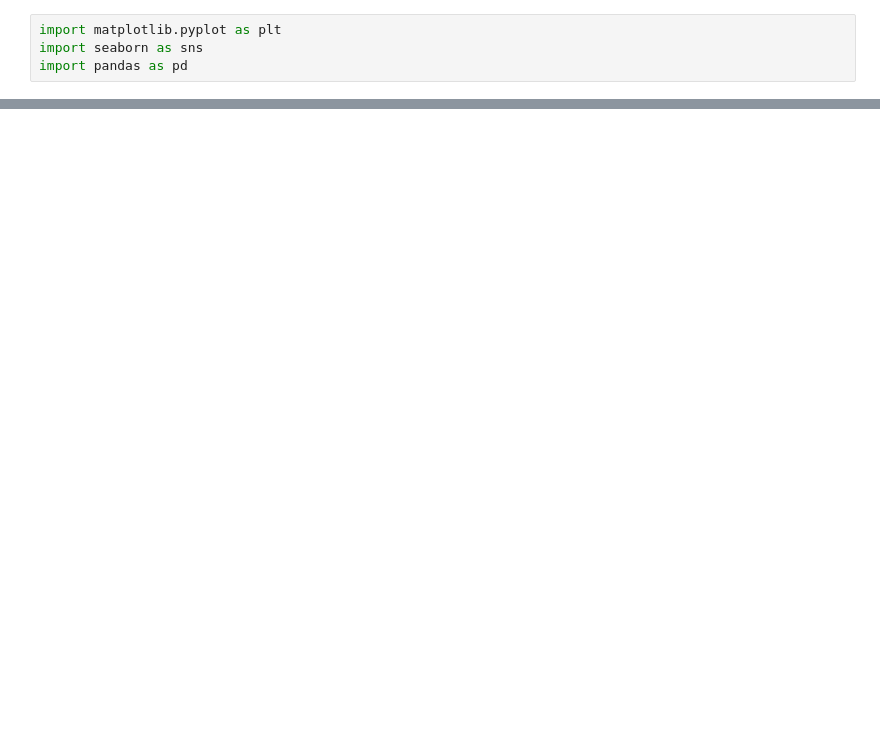
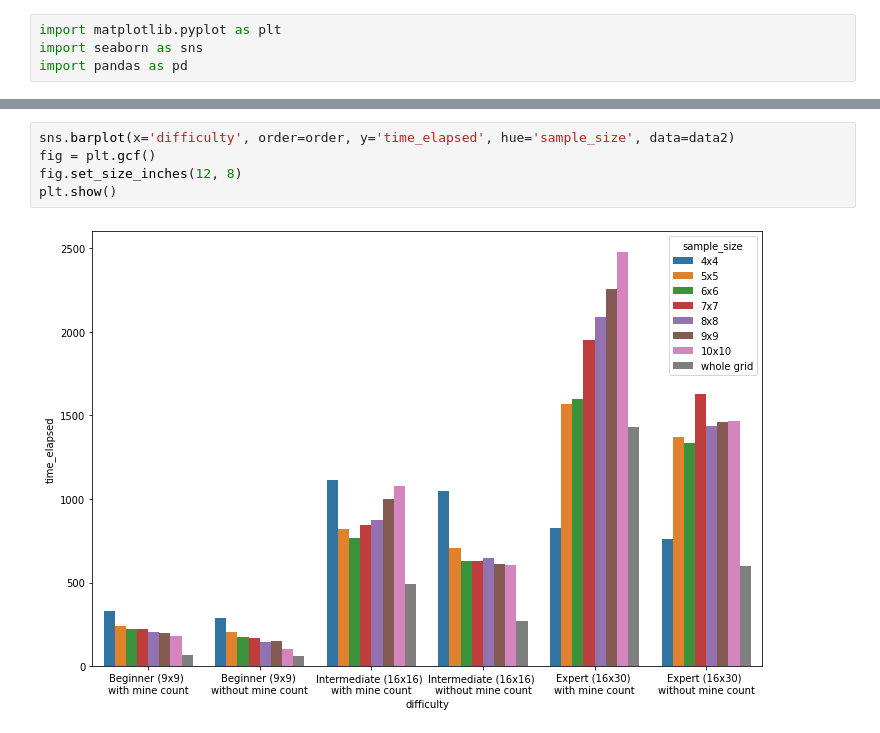
Before and after one commit to KostasKv/Minesweeper-with-AI, a Jupyter notebook: data/Untitled.ipynb, the cells around one changed output, grey strips where cells are left out. Drawn from its saved outputs; the diff is of its cells as text; blank space fills up the shorter version.

```diff
--- a/data/Untitled.ipynb
+++ b/data/Untitled.ipynb
@@ -75,0 +108,7 @@ plt.show()
+# %%
+sns.barplot(x='difficulty', order=order, y='time_elapsed', hue='sample_size', data=data2)
+fig = plt.gcf()
+fig.set_size_inches(12, 8)
+plt.show()
+# %% [output]
+[figure, added]
```
Also changed, not shown: parts of 11 cells of this notebook, 12 other files.
